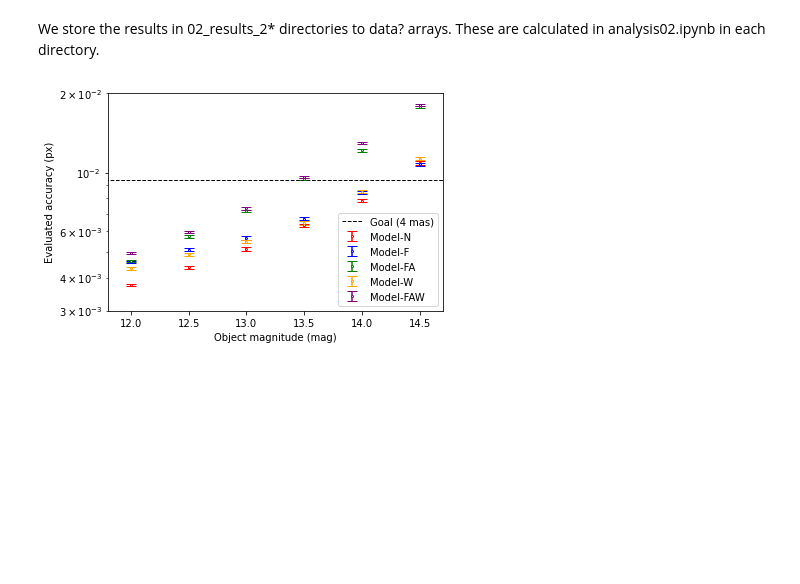
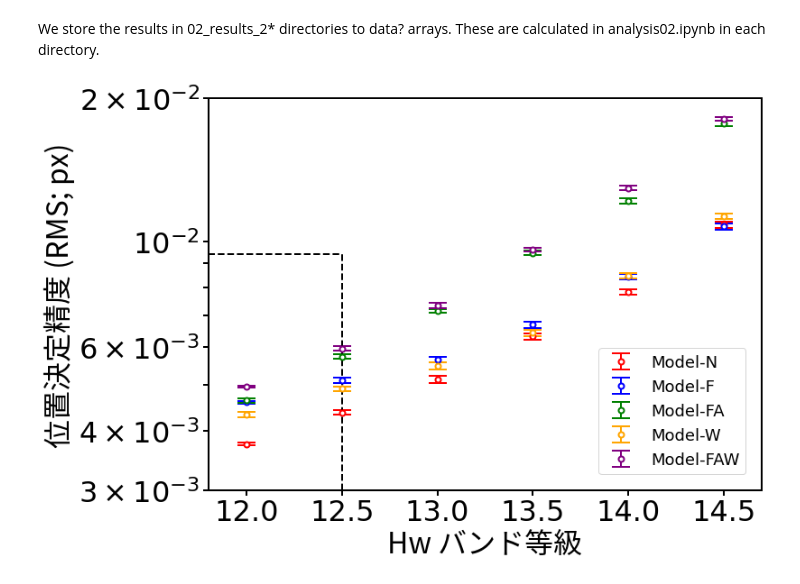
Before and after one commit to tkamizuka/jasmine-imagesim-data, a Jupyter notebook: 20211129a/01_comparison.ipynb, the cells around one changed output. Cells and saved outputs as stored; diff of their text form; code cells hidden in the pictures; blank space fills up the shorter version.

```diff
--- a/20211129a/01_comparison.ipynb
+++ b/20211129a/01_comparison.ipynb
@@ -82,37 +83,49 @@ data9 = np.array([[12.0, 0.00496, 0.00003],
                   [14.0, 0.01297, 0.00015],
                   [14.5, 0.01812, 0.00015]])
 # %%
-#plt.errorbar(data1[:,0], data1[:,1], yerr=data1[:,2], capsize=5, fmt='o', markersize=2,
-#             ecolor='black', markeredgecolor = "black", color='w',
+magfct=2
+plt.rcParams["font.size"] = 32
+fig=plt.figure(figsize=(5.5*magfct, 4*magfct), facecolor='white')
+ax=fig.gca()
+for axis in ['top','bottom','left','right']:
+    ax.spines[axis].set_linewidth(1*magfct)
+ax.yaxis.set_major_formatter(matplotlib.ticker.ScalarFormatter())
+ax.xaxis.set_tick_params(width=1*magfct, length=3*magfct)
+ax.yaxis.set_tick_params(which='both', width=1*magfct, length=3*magfct)
+
+#plt.errorbar(data1[:,0], data1[:,1], yerr=data1[:,2], capsize=5*magfct, fmt='o', markersize=3*magfct,
+#             ecolor='black', markeredgecolor = "black", color='w', linewidth=1*magfct, markeredgewidth=1*magfct,
 #             label='Gaussian PSF w/o flat/ace/wfe effects (fwhm ~ 4 px)')
-plt.errorbar(data2[:,0], data2[:,1], yerr=data2[:,2], capsize=5, fmt='o', markersize=2,
-             ecolor='red', markeredgecolor = "red", color='w',
+plt.errorbar(data2[:,0], data2[:,1], yerr=data2[:,2], capsize=5*magfct, fmt='o', markersize=3*magfct,
+             ecolor='red', markeredgecolor = "red", color='w', linewidth=1*magfct, markeredgewidth=1*magfct,
              label='Model-N')
-plt.errorbar(data3[:,0], data3[:,1], yerr=data3[:,2], capsize=5, fmt='o', markersize=2,
-             ecolor='blue', markeredgecolor = "blue", color='w',
+plt.errorbar(data3[:,0], data3[:,1], yerr=data3[:,2], capsize=5*magfct, fmt='o', markersize=3*magfct,
+             ecolor='blue', markeredgecolor = "blue", color='w', linewidth=1*magfct, markeredgewidth=1*magfct,
              label='Model-F')
-plt.errorbar(data4[:,0], data4[:,1], yerr=data4[:,2], capsize=5, fmt='o', markersize=2,
-             ecolor='green', markeredgecolor = "green", color='w',
+plt.errorbar(data4[:,0], data4[:,1], yerr=data4[:,2], capsize=5*magfct, fmt='o', markersize=3*magfct,
+             ecolor='green', markeredgecolor = "green", color='w', linewidth=1*magfct, markeredgewidth=1*magfct,
              label='Model-FA')
-#plt.errorbar(data6[:,0], data6[:,1], yerr=data6[:,2], capsize=5, fmt='o', markersize=2,
-#             ecolor='pink', markeredgecolor = "pink", color='w',
+#plt.errorbar(data6[:,0], data6[:,1], yerr=data6[:,2], capsize=5*magfct, fmt='o', markersize=3*magfct,
+#             ecolor='pink', markeredgecolor = "pink", color='w', linewidth=1*magfct, markeredgewidth=1*magfct,
 #             label='w/ flat/wfe effects')
-#plt.errorbar(data7[:,0], data7[:,1], yerr=data7[:,2], capsize=5, fmt='o', markersize=2,
-#             ecolor='orange', markeredgecolor = "orange", color='w',
+#plt.errorbar(data7[:,0], data7[:,1], yerr=data7[:,2], capsize=5*magfct, fmt='o', markersize=3*magfct,
+#             ecolor='orange', markeredgecolor = "orange", color='w', linewidth=1*magfct, markeredgewidth=1*magfct,
 #             label='w/ wfe effect')
-plt.errorbar(data8[:,0], data8[:,1], yerr=data8[:,2], capsize=5, fmt='o', markersize=2,
-             ecolor='orange', markeredgecolor = "orange", color='w',
+plt.errorbar(data8[:,0], data8[:,1], yerr=data8[:,2], capsize=5*magfct, fmt='o', markersize=3*magfct,
+             ecolor='orange', markeredgecolor = "orange", color='w', linewidth=1*magfct, markeredgewidth=1*magfct,
              label='Model-W')
-plt.errorbar(data9[:,0], data9[:,1], yerr=data9[:,2], capsize=5, fmt='o', markersize=2,
-             ecolor='purple', markeredgecolor = "purple", color='w',
+plt.errorbar(data9[:,0], data9[:,1], yerr=data9[:,2], capsize=5*magfct, fmt='o', markersize=3*magfct,
+             ecolor='purple', markeredgecolor = "purple", color='w', linewidth=1*magfct, markeredgewidth=1*magfct,
              label='Model-FAW')
-plt.plot([11.5, 15.0],[0.94e-2, 0.94e-2],'k--', label='Goal (4 mas)',lw=1)
+plt.plot([11.5, 12.5],[0.94e-2, 0.94e-2],'k--', label='',lw=1*magfct)
+plt.plot([12.5, 12.5],[3.e-3,0.94e-2],'k--', label='', lw=1*magfct)
 plt.yscale('log')
-plt.xlabel('Object magnitude (mag)')
-plt.ylabel('Evaluated accuracy (px)')
+plt.xlabel('Hw バンド等級', fontname='Noto Sans CJK JP')
+plt.ylabel('位置決定精度 (RMS; px)', fontname='Noto Sans CJK JP')
 plt.xlim([11.8,14.7])
 plt.ylim([3.e-3,2.e-2])
-plt.legend()
+plt.legend(bbox_to_anchor=(1, 0), loc='lower right', borderaxespad=1, fontsize=18)
+plt.savefig("01_comparison.png", format="png", dpi=300, bbox_inches='tight')
 plt.show()
 # %% [output]
-[figure, old version]
+[figure, new version]
```
Also changed, not shown: parts of 2 cells of this notebook, 20 other files.
